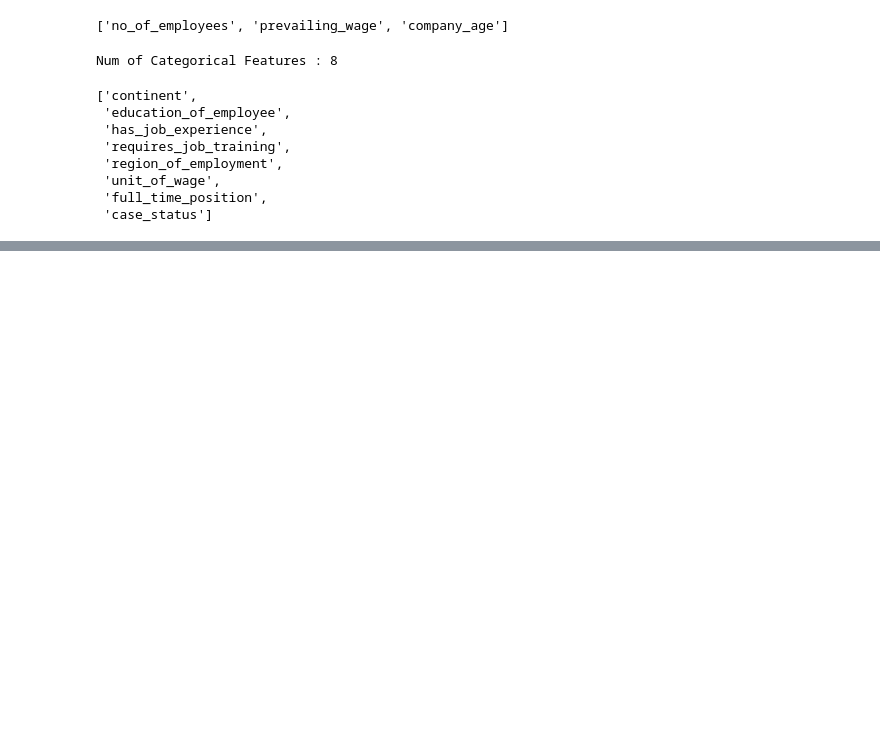
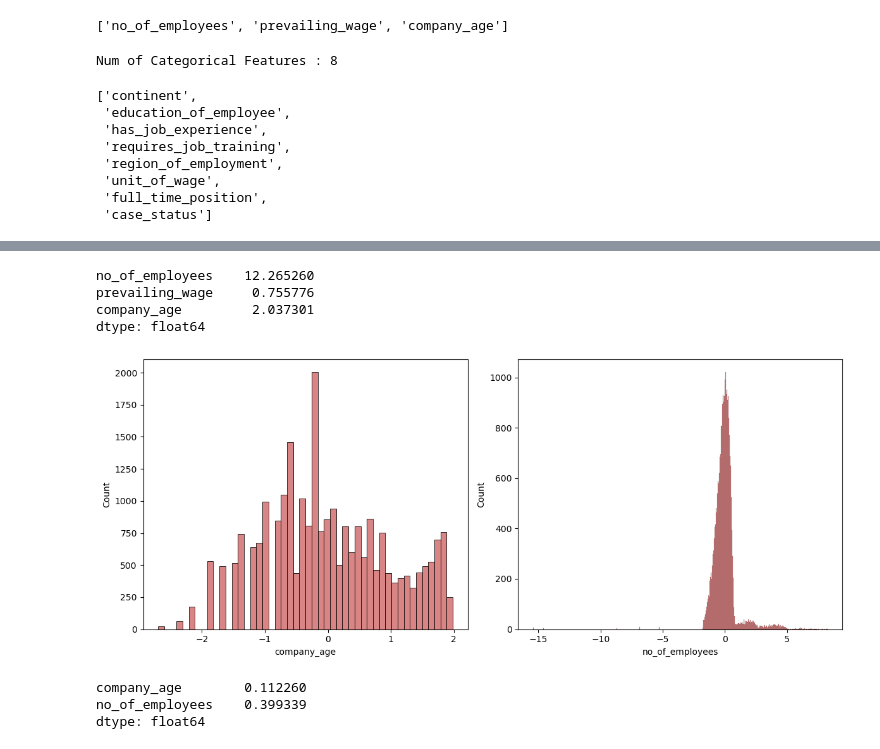
Before and after one commit to susantkumarsahoo/US-Visa-Approval-Prediction, a Jupyter notebook: notebook/2_Feature_Engineering_and_Model_Training.ipynb, the cells around one changed output, grey strips where cells are left out. Cells and saved outputs as stored; diff of their text form; code cells hidden in the pictures; blank space fills up the shorter version.

```diff
--- a/notebook/2_Feature_Engineering_and_Model_Training.ipynb
+++ b/notebook/2_Feature_Engineering_and_Model_Training.ipynb
@@ -127,0 +195,34 @@ cat_features
+# %%
+# Checking Skewness
+
+# Check Skewness
+X[continuous_features].skew(axis=0, skipna=True)
+# %% [output]
+no_of_employees    12.265260
+prevailing_wage     0.755776
+company_age         2.037301
+dtype: float64
+# %%
+# Apply Power Transformer to Check if it can reduces the outliers
+
+from sklearn.preprocessing import PowerTransformer
+pt = PowerTransformer(method='yeo-johnson')
+transform_features = ['company_age', 'no_of_employees']
+X_copy = pt.fit_transform(X[transform_features])
+# %%
+X_copy = pd.DataFrame(X_copy, columns=transform_features)
+# %%
+plt.figure(figsize=(12, 5))
+for i, col in enumerate(transform_features):
+    plt.subplot(1, 2, i+1)
+    sns.histplot(x=X_copy[col], color='indianred')
+    plt.xlabel(col)
+    plt.tight_layout()
+# %% [output]
+[figure, added]
+# %%
+X_copy.skew(axis=0, skipna=True)
+# %% [output]
+company_age        0.112260
+no_of_employees    0.399339
+dtype: float64
```
Also changed, not shown: parts of 34 cells of this notebook, 5 other files.
